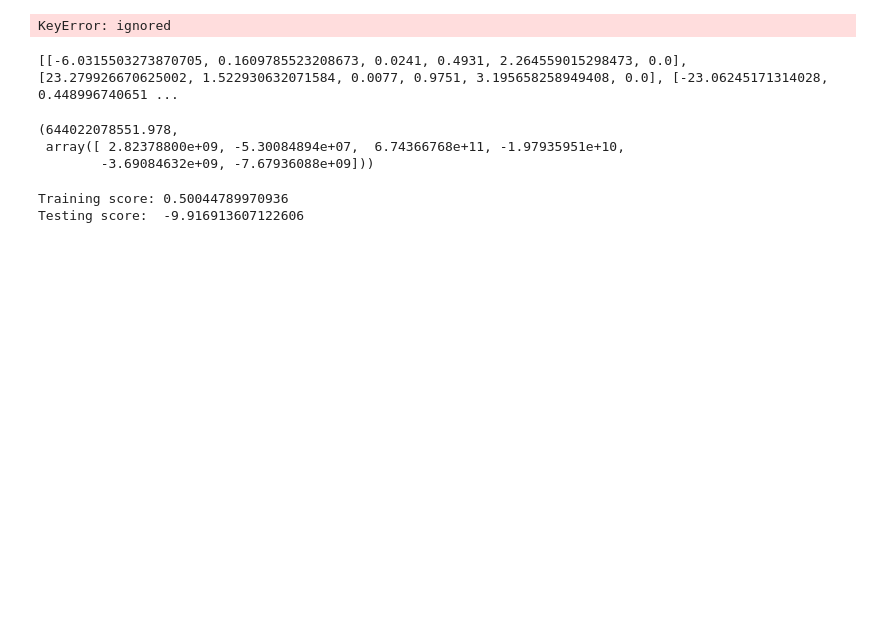
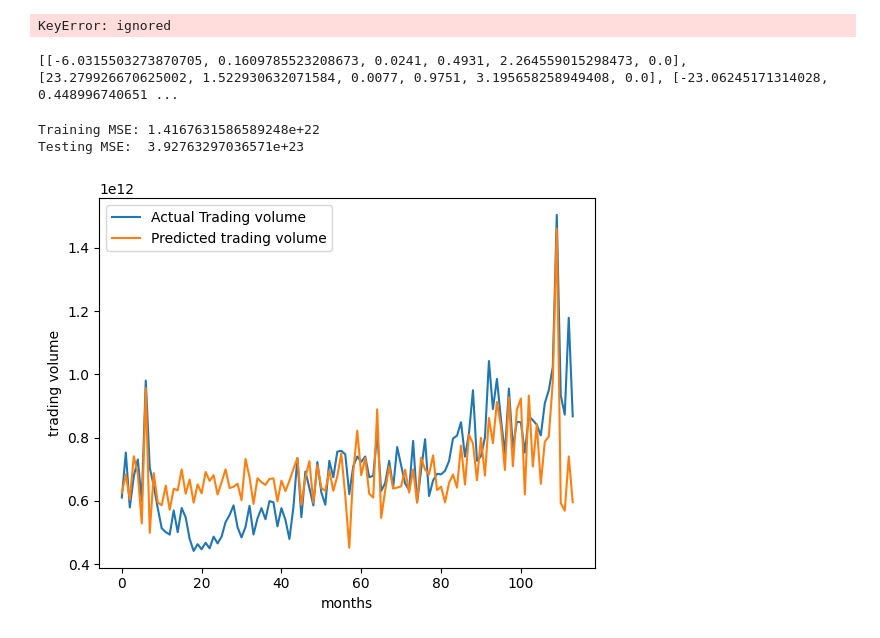
Before and after one commit to glomanu/TMDLGroupProject, a Jupyter notebook: Project.ipynb, the cells around one changed output. Saved outputs shown, nothing was run; the diff lists cells and outputs as text; code cells hidden in the pictures; blank space fills up the shorter version.

```diff
--- a/Project.ipynb
+++ b/Project.ipynb
@@ -1688,14 +1688,6 @@ Y_test=y[ok:]
 from sklearn.linear_model import LinearRegression
 modelLR = LinearRegression()  # create the logistic regression object
 modelLR = modelLR.fit(x_train, Y_train)  # fit on trainings data
-modelLR.intercept_, modelLR.coef_  # estimated coefficients
+
+pred_y_train = modelLR.predict(x_train)
+pred_y_test = modelLR.predict(x_test)
-# %% [output]
-(644022078551.978,
- array([ 2.82378800e+09, -5.30084894e+07,  6.74366768e+11, -1.97935951e+10,
-        -3.69084632e+09, -7.67936088e+09]))
-# %%
-print("Training score:", modelLR.score(x_train, Y_train))
-print("Testing score: ", modelLR.score(x_test, Y_test))
-# %% [output]
-Training score: 0.50044789970936
-Testing score:  -9.916913607122606
@@ -1701,0 +1697,16 @@ Testing score:  -9.916913607122606
+# %%
+print("Training MSE:", train_mse)
+print("Testing MSE: ", test_mse)
+# %% [output]
+Training MSE: 1.4167631586589248e+22
+Testing MSE:  3.92763297036571e+23
+# %%
+plt.plot(Y_train, label='Actual Trading volume')
+plt.plot(pred_y_train, label='Predicted trading volume')
+
+plt.xlabel('months')
+plt.ylabel('trading volume')
+plt.legend()
+plt.show()
+# %% [output]
+[figure, added]
```
Also changed, not shown: parts of 2 cells of this notebook.
